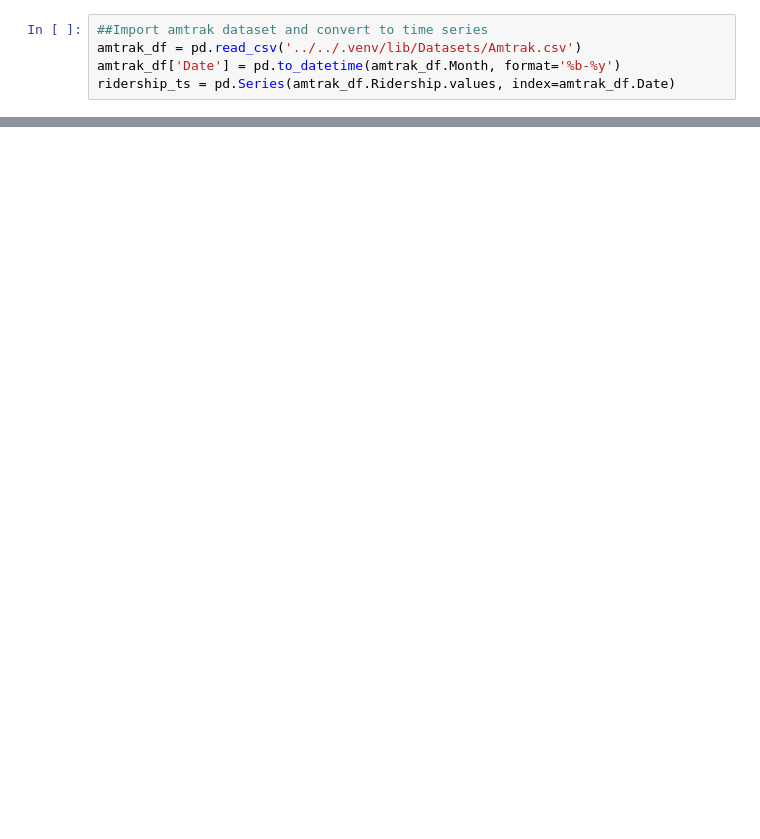
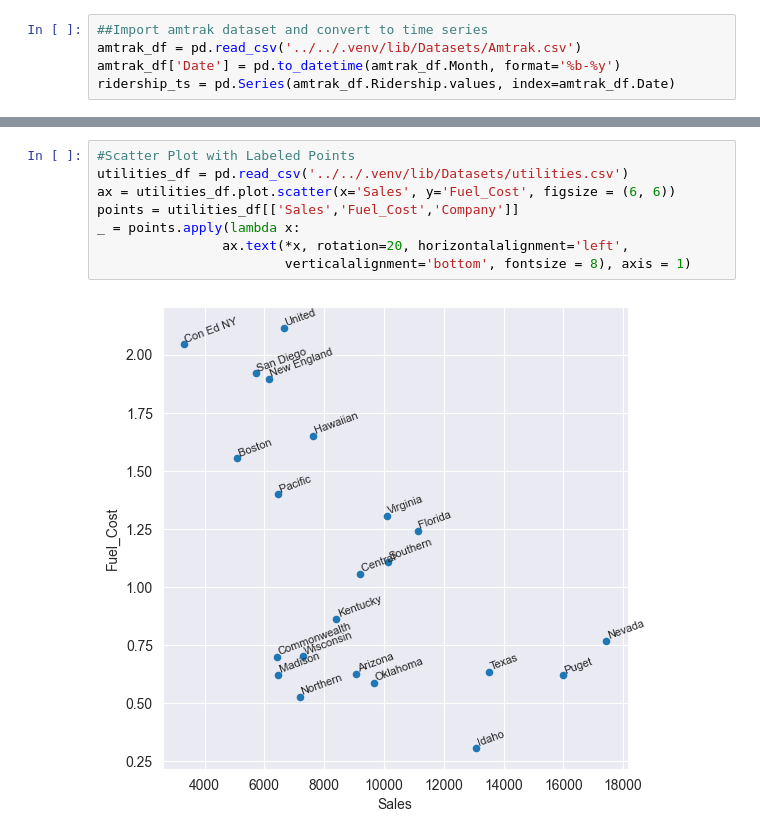
Before and after one commit to tstrickland-13/DataMiningandAnalyticsNotes, a Jupyter notebook: Book Notes by Concept/Part 2: Data Exploration and Dimension Reduction/Ch. 3: Data Visualization.ipynb, the cells around one changed output, grey strips where cells are left out. Cells and saved outputs as stored; diff of their text form; blank space fills up the shorter version.

```diff
--- a/Book Notes by Concept/Part 2: Data Exploration and Dimension Reduction/Ch. 3: Data Visualization.ipynb
+++ b/Book Notes by Concept/Part 2: Data Exploration and Dimension Reduction/Ch. 3: Data Visualization.ipynb
@@ -30 +44,11 @@ housing_df.plot.scatter(x='LSTAT', y='MEDV', legend=False)
+# %%
+#Scatter Plot with Labeled Points
+utilities_df = pd.read_csv('../../.venv/lib/Datasets/utilities.csv')
+ax = utilities_df.plot.scatter(x='Sales', y='Fuel_Cost', figsize = (6, 6))
+points = utilities_df[['Sales','Fuel_Cost','Company']]
+_ = points.apply(lambda x:
+                ax.text(*x, rotation=20, horizontalalignment='left',
+                        verticalalignment='bottom', fontsize = 8), axis = 1)
+# %% [output]
+[figure, added]
 # %%
```
Also changed, not shown: parts of 37 cells of this notebook, 1 other file.
